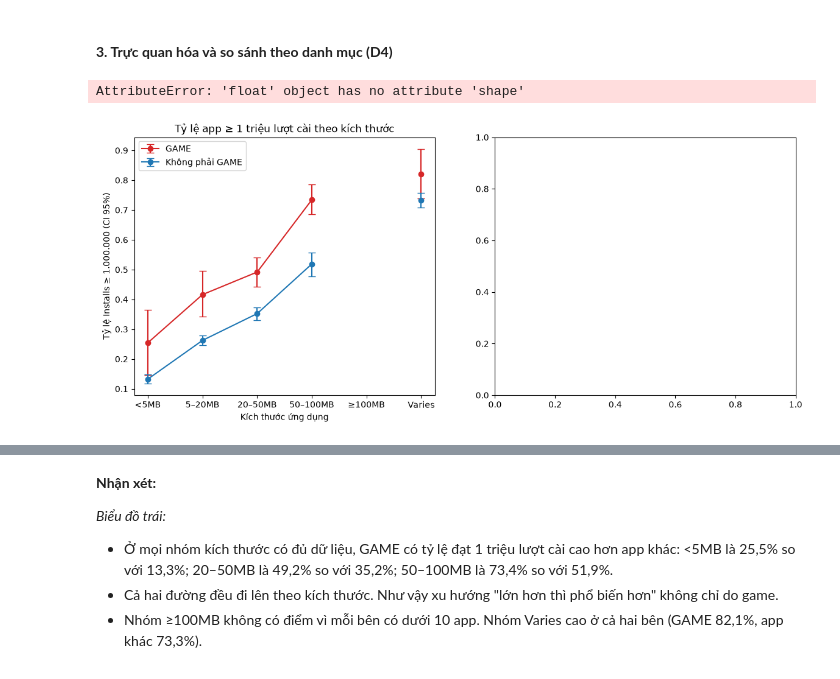
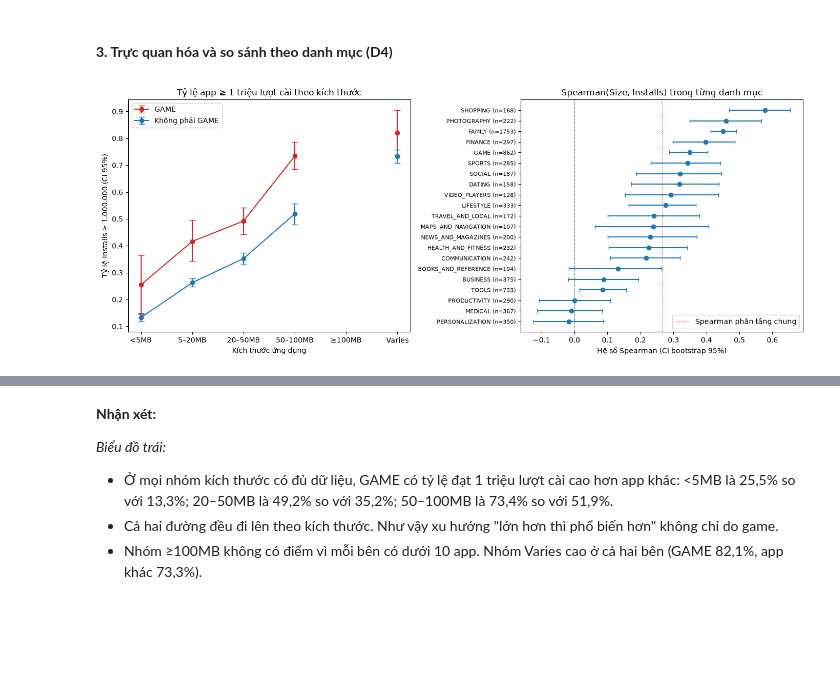
Before and after one commit to phtanh05/google-play-store-apps-analysis, a Jupyter notebook: notebooks/02_analysis.ipynb, the cells around one changed output, grey strips where cells are left out. Drawn from its saved outputs; the diff is of its cells as text; code cells hidden in the pictures; blank space fills up the shorter version.

```diff
--- a/notebooks/02_analysis.ipynb
+++ b/notebooks/02_analysis.ipynb
@@ -1721,41 +1721,80 @@ Spearman phân tầng Category×Type = 0.266, CI 95% [0.245; 0.283] (38 tầng,
 # %%
 fig, axes = plt.subplots(1, 2, figsize=(14, 5.5))
 
 rng = np.random.default_rng(42)
 labels = SIZE_LABELS + ["Varies"]
-for name, mask, color in [("GAME", q4_all["Category"].eq("GAME"), "C3"), ("Không phải GAME", q4_all["Category"].ne("GAME"), "C0")]:
+for name, mask, color in [
+    ("GAME", q4_all["Category"].eq("GAME"), "C3"),
+    ("Không phải GAME", q4_all["Category"].ne("GAME"), "C0"),
+]:
     shares, errs = [], []
     for lab in labels:
         v = q4_all.loc[mask & q4_all["Size_bin"].eq(lab), "Popular"].to_numpy(float)
         if len(v) < 10:
-            shares.append(np.nan); errs.append([0, 0]); continue
+            shares.append(np.nan)
+            errs.append([0, 0])
+            continue
         m = [v[rng.integers(0, len(v), len(v))].mean() for _ in range(1000)]
         lo, hi = np.percentile(m, [2.5, 97.5])
-        shares.append(v.mean()); errs.append([v.mean() - lo, hi - v.mean()])
-    axes[0].errorbar(range(len(labels)), shares, yerr=np.array(errs).T, fmt="o-", capsize=4, color=color, label=name)
+        shares.append(v.mean())
+        errs.append([v.mean() - lo, hi - v.mean()])
+    axes[0].errorbar(
+        range(len(labels)),
+        shares,
+        yerr=np.array(errs).T,
+        fmt="o-",
+        capsize=4,
+        color=color,
+        label=name,
+    )
 axes[0].set_xticks(range(len(labels)), labels)
 axes[0].legend()
-axes[0].set(title="Tỷ lệ app ≥ 1 triệu lượt cài theo kích thước",
-            xlabel="Kích thước ứng dụng", ylabel="Tỷ lệ Installs ≥ 1.000.000 (CI 95%)")
+axes[0].set(
+    title="Tỷ lệ app ≥ 1 triệu lượt cài theo kích thước",
+    xlabel="Kích thước ứng dụng",
+    ylabel="Tỷ lệ Installs ≥ 1.000.000 (CI 95%)",
+)
 
 rows = []
+rng = np.random.default_rng(7)
 for cat, g in q4.groupby("Category"):
     if len(g) >= 100:
-        r, _ = spearmanr(g["Size_MB"], g["Installs"])
-        rng = np.random.default_rng(7)
-        bs = [spearmanr(*g.iloc[rng.integers(0, len(g), len(g))][["Size_MB", "Installs"]].to_numpy().T)[0] for _ in range(300)]
-        rows.append({"Category": cat, "n": len(g), "rho": r, "ci": tuple(np.percentile(bs, [2.5, 97.5]))})
+        # Convert each column to a standard float64 array once before bootstrapping
+        x = g["Size_MB"].to_numpy(dtype=float)
+        y = g["Installs"].to_numpy(dtype=float)
+        n = len(x)
+
+        r, _ = spearmanr(x, y)
+
+        bs = []
+        for _ in range(300):
+            idx = rng.integers(0, n, n)
+            bs.append(spearmanr(x[idx], y[idx])[0])
+
+        rows.append({
+            "Category": cat,
+            "n": n,
+            "rho": r,
+            "ci": tuple(np.nanpercentile(bs, [2.5, 97.5])),
+        })
+
 q4_cat = pd.DataFrame(rows).sort_values("rho").reset_index(drop=True)
 err = np.array([[r.rho - r.ci[0], r.ci[1] - r.rho] for r in q4_cat.itertuples()]).T
 axes[1].errorbar(q4_cat["rho"], range(len(q4_cat)), xerr=err, fmt="o", capsize=3)
 axes[1].axvline(0, color="gray", ls="--", lw=1)
 axes[1].axvline(rho_str, color="C3", ls=":", lw=1, label="Spearman phân tầng chung")
-axes[1].set_yticks(range(len(q4_cat)), [f"{c} (n={n})" for c, n in zip(q4_cat["Category"], q4_cat["n"])], fontsize=8)
+axes[1].set_yticks(
+    range(len(q4_cat)),
+    [f"{c} (n={n})" for c, n in zip(q4_cat["Category"], q4_cat["n"])],
+    fontsize=8,
+)
 axes[1].legend()
-axes[1].set(title="Spearman(Size, Installs) trong từng danh mục", xlabel="Hệ số Spearman (CI bootstrap 95%)")
+axes[1].set(
+    title="Spearman(Size, Installs) trong từng danh mục",
+    xlabel="Hệ số Spearman (CI bootstrap 95%)",
+)
 plt.tight_layout()
 plt.show()
 display(q4_cat.assign(ci=q4_cat["ci"].map(fmt_ci)).round(3))
 # %% [output]
-AttributeError: 'float' object has no attribute 'shape'
-[figure, old version]
+[figure, new version]
```
Also changed, not shown: parts of 6 cells of this notebook.
